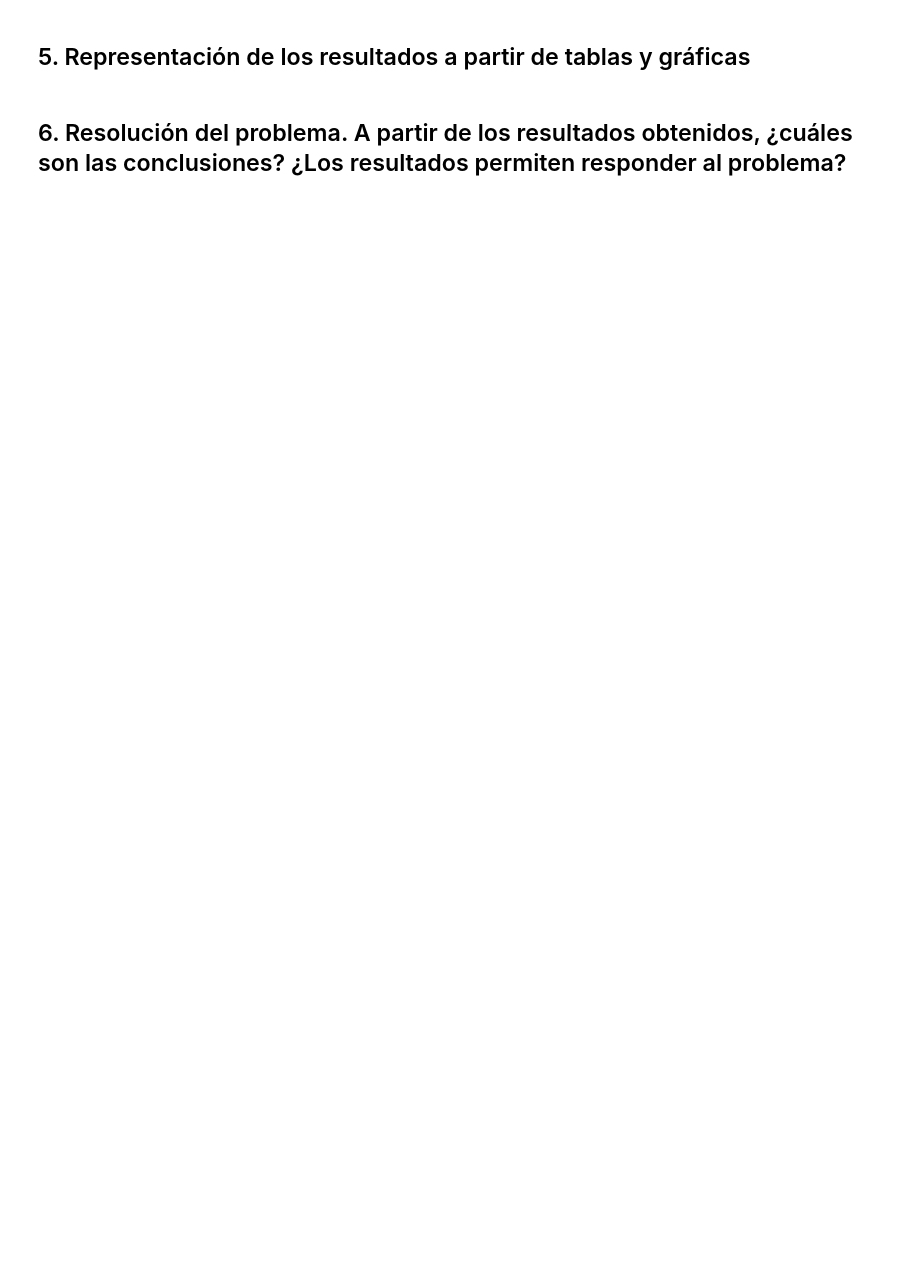
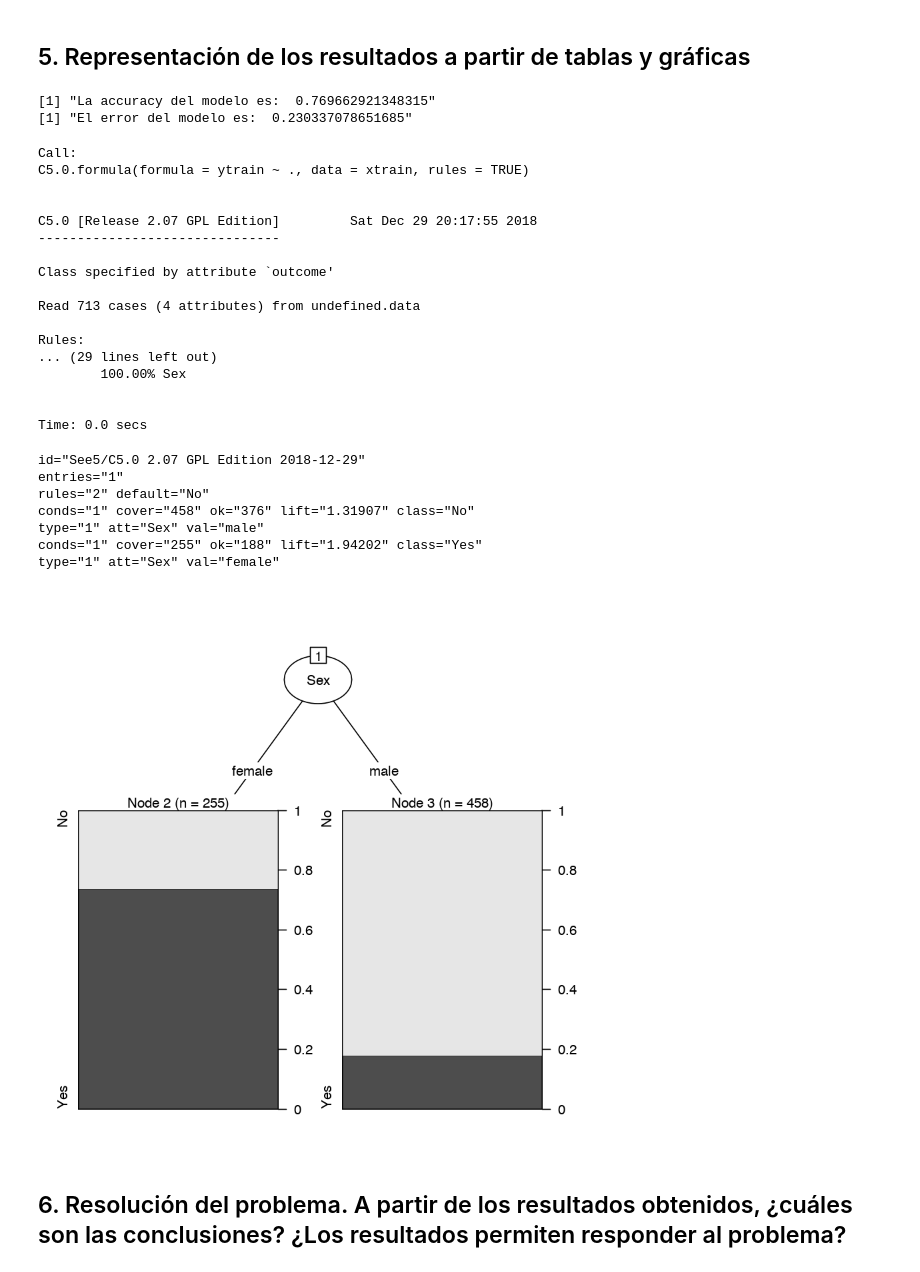
Before and after one commit to fernandoabcampos/titanic-data-cleaning-and-validation, a Jupyter notebook: Práctica 2 - Limpieza y validación de los datos - Titanic Kaggle Dataset.ipynb, the cells around one changed output. Cells and saved outputs as stored; diff of their text form; code cells hidden in the pictures; blank space fills up the shorter version.

```diff
--- a/Práctica 2 - Limpieza y validación de los datos - Titanic Kaggle Dataset.ipynb
+++ b/Práctica 2 - Limpieza y validación de los datos - Titanic Kaggle Dataset.ipynb
@@ -308,2 +285,21 @@ Dado que obtuvimos *p-value* de 1.71 o sea, superior a α, aceptamos la hipótes
 # %% [markdown]
 ### 4.3. Aplicación de pruebas estadísticas para comparar los grupos de datos. En función de los datos y el objetivo del estudio, aplicar pruebas de contraste de hipótesis, correlaciones, regresiones, etc.
+# %%
+# Obtain train set (80%) and test set (20%)
+lines  <- nrow(df)
+
+ntrain <- round(lines * 0.8)      # number of training examples
+tindex <- sample(lines, ntrain)   # indices of training samples (random)
+xtrain <- df[tindex,2:5]          # data are in columns 2:6 - "Pclass", "Sex", "Age" (nombre va a ser eliminado abajo)
+xtest  <- df[-tindex,2:5]         # data are in columns 2:6 - "Pclass", "Sex", "Age" (nombre va a ser eliminado abajo)
+ytrain <- df[tindex,1]            # labels are in column 4 - "SURVIVED"
+ytest  <- df[-tindex,1]           # labels are in column 4 - "SURVIVED"
+
+xtrain$Name <- NULL
+xtest$Name <- NULL
+
+summary(xtrain)
+summary(xtest)
+
+model_titanic <- C50::C5.0(xtrain, ytrain)
+summary(model_titanic)
@@ -310,4 +338,46 @@ Dado que obtuvimos *p-value* de 1.71 o sea, superior a α, aceptamos la hipótes
 # %% [markdown]
 ## 5. Representación de los resultados a partir de tablas y gráficas
+# %%
+# MOSTRAR EL ARBOL OBTENIDO
+plot(model_titanic)
+
+estimated_ytest <- predict(model_titanic, xtest, type="class")
+accuracy <- sum(ytest==estimated_ytest)/length(ytest)
+error <- 1- accuracy
+print(paste("La accuracy del modelo es: ", accuracy))
+print(paste("El error del modelo es: ", error))
+
+# Mirando las reglas del modelo
+mod <- C50::C5.0(ytrain ~ ., data = xtrain, rules = TRUE)
+summary(mod)
+cat(mod$rules)
+# %% [output]
+[1] "La accuracy del modelo es:  0.769662921348315"
+[1] "El error del modelo es:  0.230337078651685"
+Call:
+C5.0.formula(formula = ytrain ~ ., data = xtrain, rules = TRUE)
+
+
+C5.0 [Release 2.07 GPL Edition]         Sat Dec 29 20:17:55 2018
+-------------------------------
+
+Class specified by attribute `outcome'
+
+Read 713 cases (4 attributes) from undefined.data
+
+Rules:
+... (29 lines left out)
+        100.00% Sex
+
+
+Time: 0.0 secs
+id="See5/C5.0 2.07 GPL Edition 2018-12-29"
+entries="1"
+rules="2" default="No"
+conds="1" cover="458" ok="376" lift="1.31907" class="No"
+type="1" att="Sex" val="male"
+conds="1" cover="255" ok="188" lift="1.94202" class="Yes"
+type="1" att="Sex" val="female"
+[figure, added]
 # %% [markdown]
 ## 6. Resolución del problema. A partir de los resultados obtenidos, ¿cuáles son las conclusiones? ¿Los resultados permiten responder al problema?
```
Also changed, not shown: parts of 10 cells of this notebook, 2 other files.
